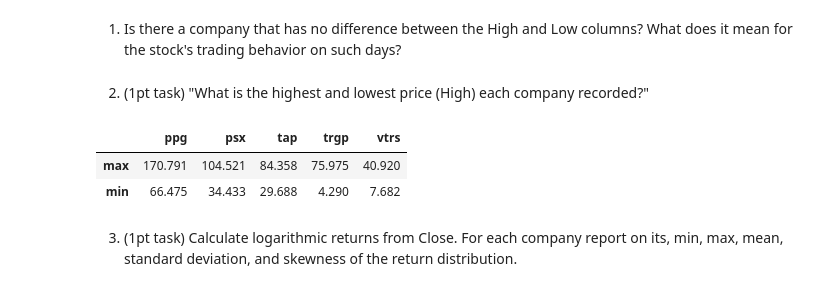
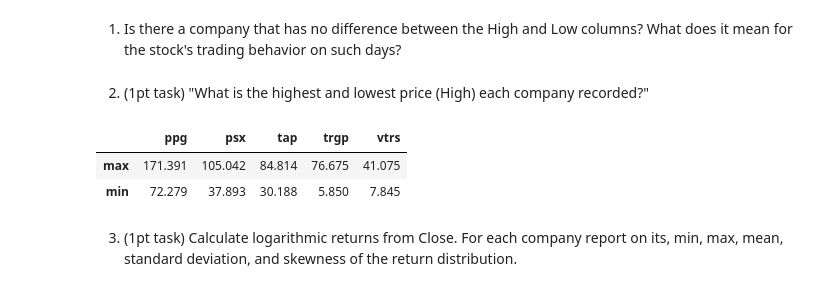
Before and after one commit to Dominika0202/Midterm, a Jupyter notebook: Ferkova_solution.ipynb, the cells around one changed output. Cells and saved outputs as stored; diff of their text form; code cells hidden in the pictures.

```diff
--- a/Ferkova_solution.ipynb
+++ b/Ferkova_solution.ipynb
@@ -72,12 +71,12 @@ for name,company in companies:
 # %%
 dic = {}
 for name, company in companies:
-    dic[name] = company["Close"].agg(["max", "min"])
+    dic[name] = company["High"].agg(["max", "min"])
 pd.DataFrame(dic)
 # %% [output]
 |  | ppg | psx | tap | trgp | vtrs |
-| max | 170.791 | 104.521 | 84.358 | 75.975 | 40.920 |
-| min | 66.475 | 34.433 | 29.688 | 4.290 | 7.682 |
+| max | 171.391 | 105.042 | 84.814 | 76.675 | 41.075 |
+| min | 72.279 | 37.893 | 30.188 | 5.850 | 7.845 |
 # %% [markdown]
 3. (1pt task) Calculate logarithmic returns from Close. For each company report on
 its, min, max, mean, standard deviation, and skewness of the return distribution.
```
Also changed, not shown: parts of 1 cell of this notebook.
